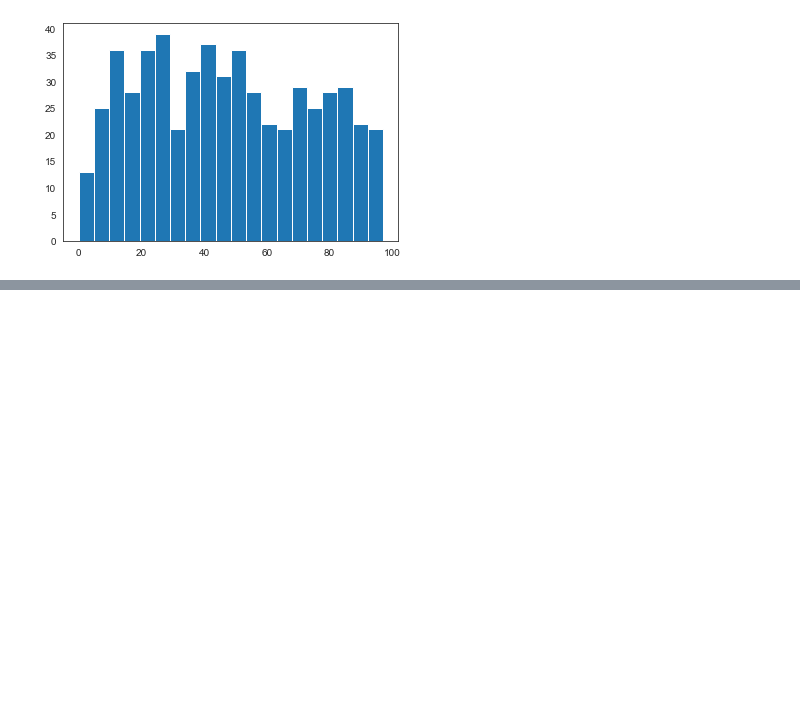
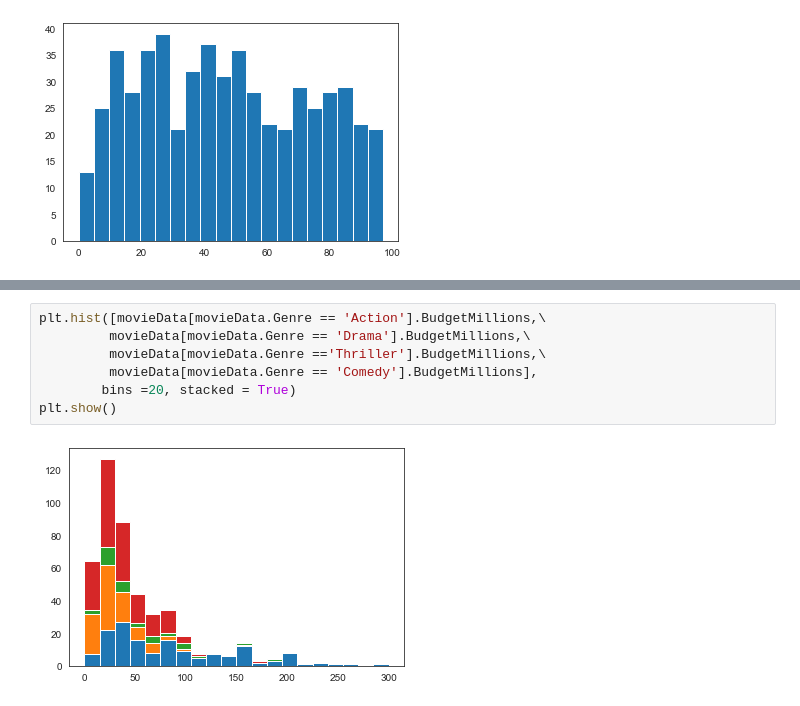
Before and after one commit to 07vikash/Movie-Rating-analysis, a Jupyter notebook: Movie-rating-analysis.ipynb, the cells around one changed output, grey strips where cells are left out. Drawn from its saved outputs; the diff is of its cells as text; blank space fills up the shorter version.

```diff
--- a/Movie-rating-analysis.ipynb
+++ b/Movie-rating-analysis.ipynb
@@ -292,0 +315,9 @@ plt.hist(movieData.BudgetMillions)
+# %%
+plt.hist([movieData[movieData.Genre == 'Action'].BudgetMillions,\
+         movieData[movieData.Genre == 'Drama'].BudgetMillions,\
+         movieData[movieData.Genre =='Thriller'].BudgetMillions,\
+         movieData[movieData.Genre == 'Comedy'].BudgetMillions],
+        bins =20, stacked = True)
+plt.show()
+# %% [output]
+[figure, added]
```
Also changed, not shown: parts of 15 cells of this notebook.
